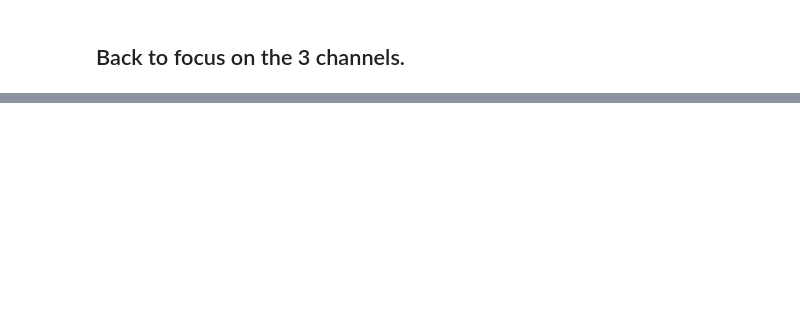
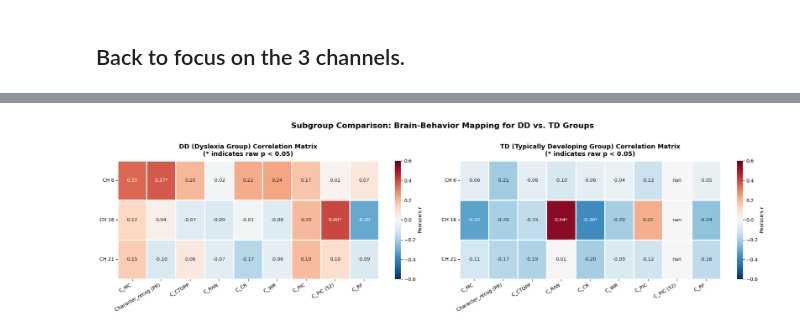
Before and after one commit to JillFang1030/BrainHack_Final_Project, a Jupyter notebook: 0609_Revised_final_project_brainhack_intro.ipynb, the cells around one changed output, grey strips where cells are left out. Drawn from its saved outputs; the diff is of its cells as text; code cells hidden in the pictures; blank space fills up the shorter version.

```diff
--- a/0609_Revised_final_project_brainhack_intro.ipynb
+++ b/0609_Revised_final_project_brainhack_intro.ipynb
@@ -398,0 +532,81 @@ print("🎉 【27行原始統計總表已自動存檔】：All_Subjects_60_Corre
+# %%
+import numpy as np
+import pandas as pd
+import seaborn as sns
+import matplotlib.pyplot as plt
+from scipy.stats import pearsonr
+
+# 對齊欄位名稱
+channels_cols = ['Beta_CH6', 'Beta_CH16', 'Beta_CH21']
+channels_labels = ['CH 6', 'CH 16', 'CH 21']
+behaviors = ['C_MC', 'Character_recog (PR)', 'C_CTOPP', 'C_RAN', 'C_CR', 'C_WR', 'C_PIC', 'C_PIC (52)', 'C_RF']
+
+def build_matrix_data(df, ch_cols, bh_list):
+    mat_r = pd.DataFrame(index=channels_labels, columns=bh_list, dtype=float)
+    mat_annot = pd.DataFrame(index=channels_labels, columns=bh_list, dtype=str)
+
+    for ch_col, ch_lab in zip(ch_cols, channels_labels):
+        for bh in bh_list:
+            if ch_col in df.columns and bh in df.columns:
+                valid_data = df[[ch_col, bh]].dropna()
+                if len(valid_data) > 2:
+                    r_val, p_val = pearsonr(valid_data[ch_col], valid_data[bh])
+                else:
+                    r_val, p_val = np.nan, np.nan
+            else:
+                r_val, p_val = np.nan, np.nan
+
+            mat_r.loc[ch_lab, bh] = r_val if not np.isnan(r_val) else 0.0
+
+            if not np.isnan(p_val) and p_val < 0.05:
+                mat_annot.loc[ch_lab, bh] = f"{r_val:.2f}*"
+            else:
+                mat_annot.loc[ch_lab, bh] = f"{r_val:.2f}"
+
+    return mat_r, mat_annot
+
+# 1. 計算兩組的矩陣
+dd_r, dd_annot = build_matrix_data(df_dd_only, channels_cols, behaviors)
+td_r, td_annot = build_matrix_data(df_td_only, channels_cols, behaviors)
+
+# 2. 畫並排雙熱圖
+fig, (ax1, ax2) = plt.subplots(1, 2, figsize=(20, 5.5))
+
+# 左圖：DD 組
+sns.heatmap(dd_r,
+            annot=dd_annot.values,
+            fmt="",
+            cmap='RdBu_r',
+            vmin=-0.6, vmax=0.6,
+            center=0.0,
+            linewidths=1.0,
+            cbar_kws={'label': "Pearson's r"},
+            ax=ax1)
+ax1.set_title('DD (Dyslexia Group) Correlation Matrix\n(* indicates raw p < 0.05)', fontsize=13, fontweight='bold', pad=10)
+ax1.set_xticklabels(behaviors, rotation=30, ha='right')
+ax1.set_yticklabels(channels_labels, rotation=0)
+
+# 右圖：TD 組
+sns.heatmap(td_r,
+            annot=td_annot.values,
+            fmt="",
+            cmap='RdBu_r',
+            vmin=-0.6, vmax=0.6,
+            center=0.0,
+            linewidths=1.0,
+            cbar_kws={'label': "Pearson's r"},
+            ax=ax2)
+ax2.set_title('TD (Typically Developing Group) Correlation Matrix\n(* indicates raw p < 0.05)', fontsize=13, fontweight='bold', pad=10)
+ax2.set_xticklabels(behaviors, rotation=30, ha='right')
+ax2.set_yticklabels(channels_labels, rotation=0)
+
+# Title
+plt.suptitle('Subgroup Comparison: Brain-Behavior Mapping for DD vs. TD Groups', y=1.02, fontsize=16, fontweight='bold')
+plt.tight_layout()
+
+# 💾 儲存高解析度並排對比圖
+plt.savefig('subgroup_dd_td_3ch_heatmap.png', dpi=300, bbox_inches='tight')
+print("🎉 【分組對比熱圖已成功存檔】：subgroup_dd_td_3ch_heatmap.png")
+
+plt.show()
+# %% [output]
@@ -398,0 +614 @@ print("🎉 【27行原始統計總表已自動存檔】：All_Subjects_60_Corre
+[figure, added]
```
Also changed, not shown: parts of 14 cells of this notebook.
